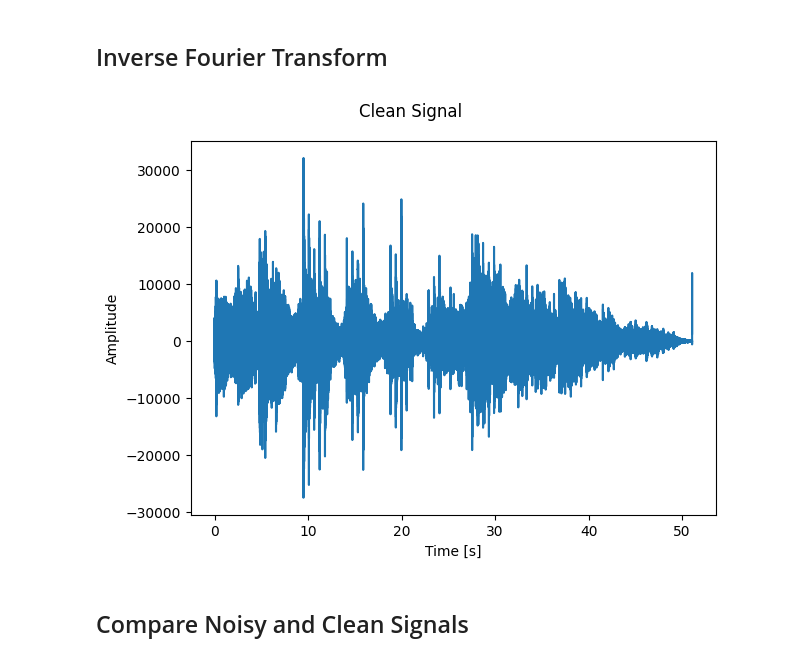
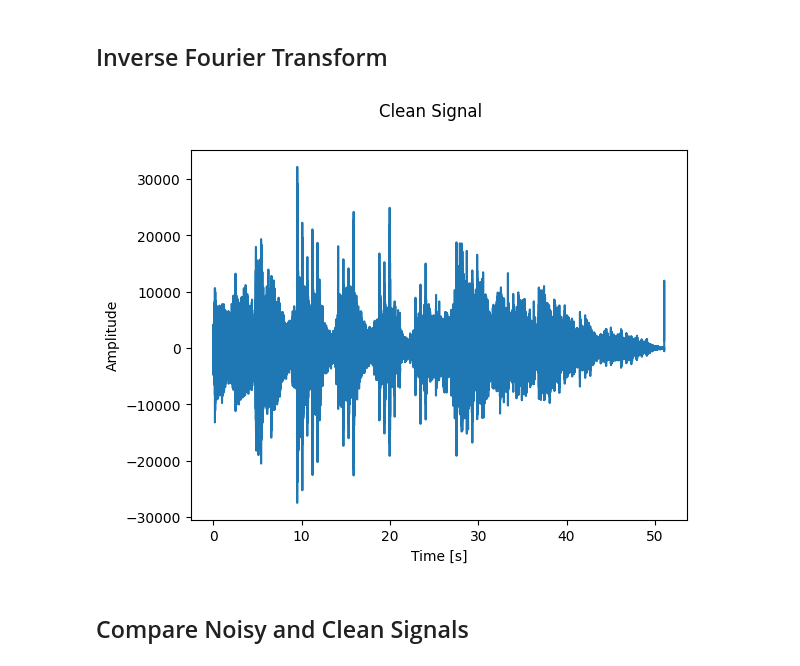
Before and after one commit to MortezaMahdaviMortazavi/SignalSystemProject, a Jupyter notebook: noise_eliminator/noise_eliminator.ipynb, the cells around one changed output. Saved outputs shown, nothing was run; the diff lists cells and outputs as text; code cells hidden in the pictures.

```diff
--- a/noise_eliminator/noise_eliminator.ipynb
+++ b/noise_eliminator/noise_eliminator.ipynb
@@ -37,7 +37,6 @@ def plot_signal(time, data, title):
     ax.plot(time, data)
     ax.set(xlabel='Time [s]', ylabel='Amplitude')
     fig.suptitle(title)
-    return fig
 
-plot_signal(time, data, 'Noisy Signal').tight_layout()
+plot_signal(time, data, 'Noisy Signal')
 # %% [output]
@@ -81,9 +79,9 @@ plot_fft(clean_fourier, freq, 'Fourier Transform of Clean Signal').tight_layout(
 ## Inverse Fourier Transform
 # %%
 clean_signal = np.fft.ifft(clean_fourier)
-plot_signal(time, clean_signal, 'Clean Signal').tight_layout()
+plot_signal(time, clean_signal, 'Clean Signal')
 # %% [output]
-[figure, old version]
+[figure, new version]
 # %% [markdown]
 ## Compare Noisy and Clean Signals
 # %%
```
Also changed, not shown: parts of 10 cells of this notebook, 2 other files.
